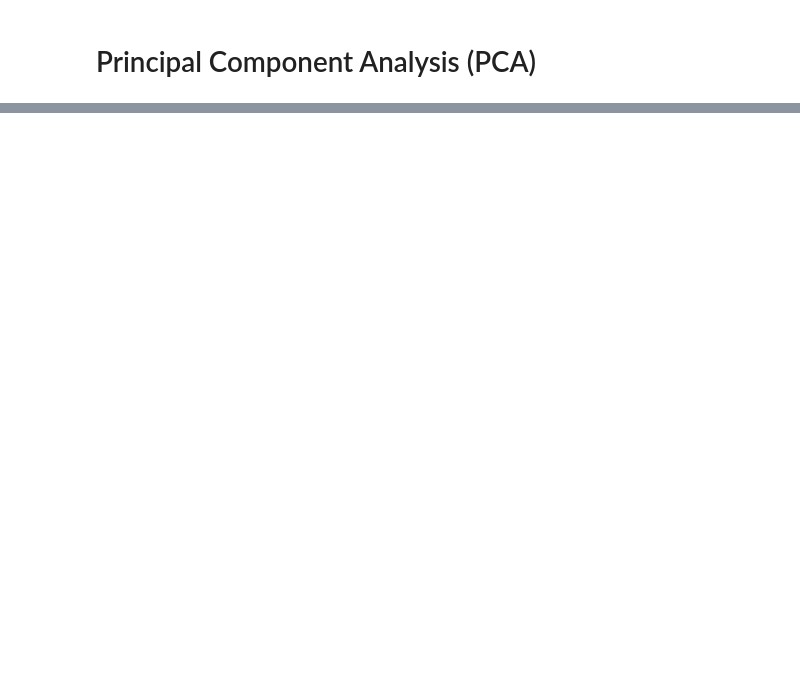
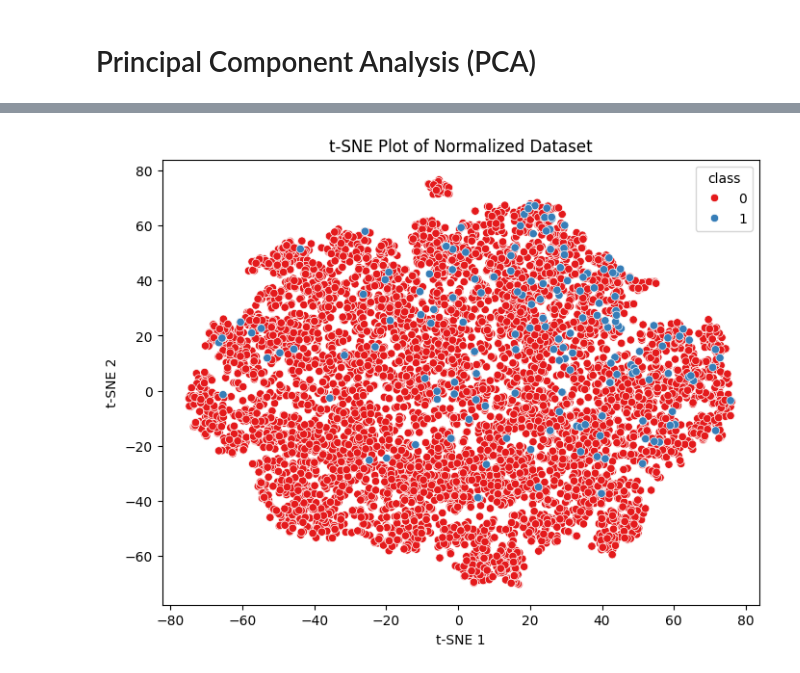
Before and after one commit to piotrdurniat/ml-l1-pcb, a Jupyter notebook: uczenie-maszynowe-lab-1.ipynb, the cells around one changed output, grey strips where cells are left out. Cells and saved outputs as stored; diff of their text form; code cells hidden in the pictures; blank space fills up the shorter version.

```diff
--- a/uczenie-maszynowe-lab-1.ipynb
+++ b/uczenie-maszynowe-lab-1.ipynb
@@ -485,0 +491,12 @@ draw_pairplot(X_clean_no_outliers[subset_features], y_clean_no_outliers)
+# %%
+def normalize_features(X: pd.DataFrame) -> pd.DataFrame:
+    """
+    Normalize the features of the dataset.
+    """
+    scaler = MinMaxScaler()
+    X_normalized_array = scaler.fit_transform(X)
+    X_normalized = pd.DataFrame(X_normalized_array, index=X.index, columns=X.columns)
+    return X_normalized
+
+
+X_normalized = normalize_features(X_clean_no_outliers)
@@ -601,0 +609,6 @@ plot_tsne(
+# %%
+plot_tsne(
+    X_normalized, y_clean_no_outliers, "class", "t-SNE Plot of Normalized Dataset"
+)
+# %% [output]
+[figure, added]
```
Also changed, not shown: parts of 10 cells of this notebook.
